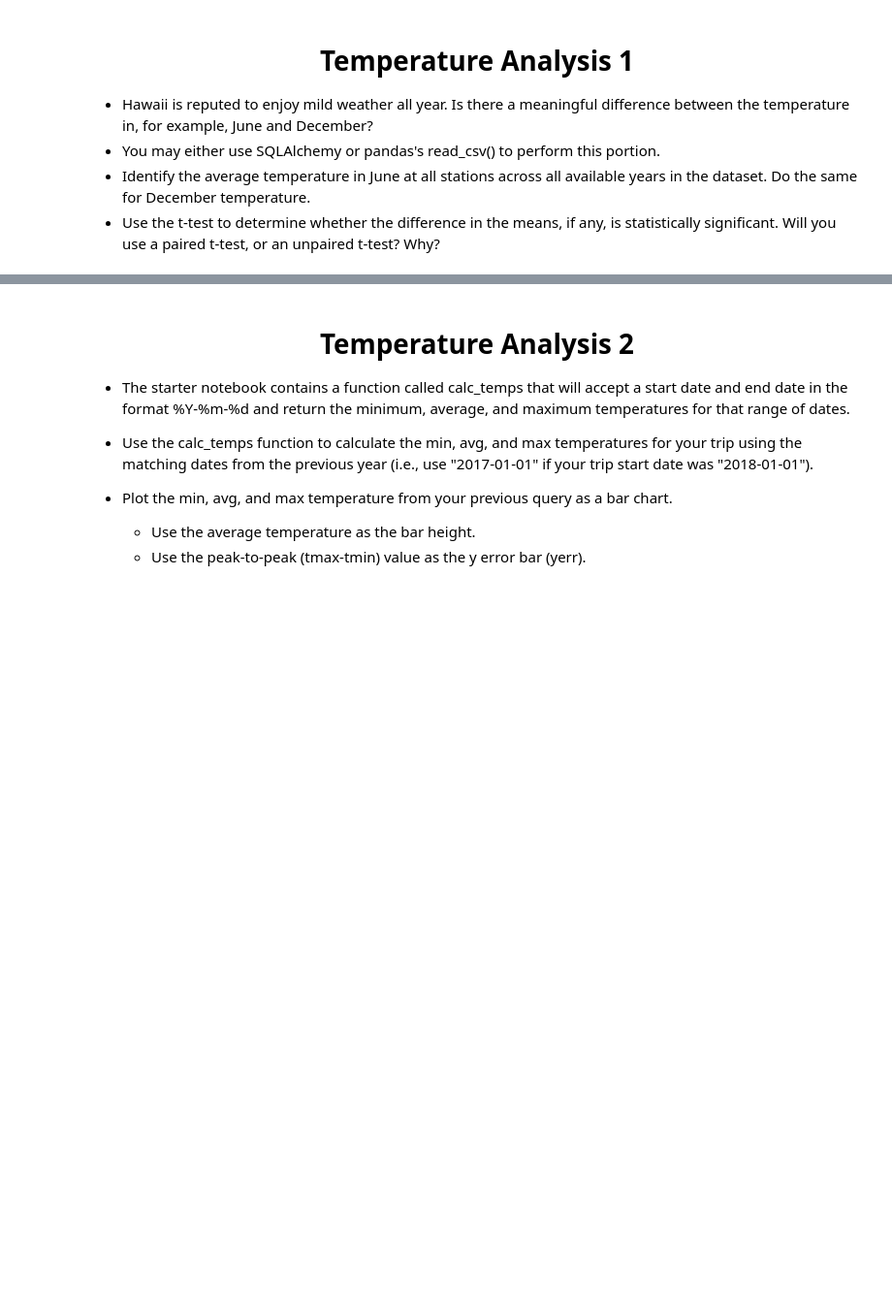
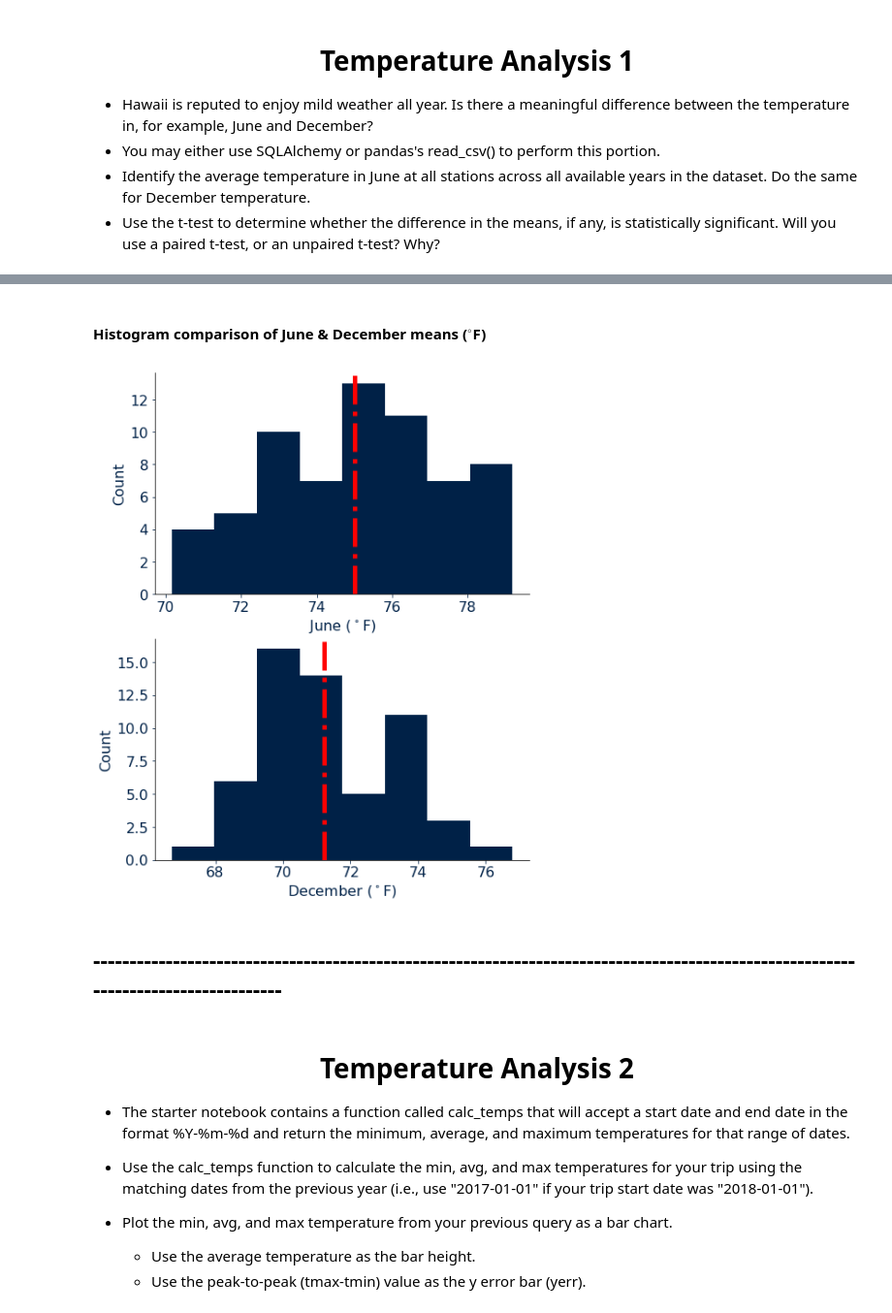
Before and after one commit to TomCallegari/UofT---SCS---Data-Anaytics-Bootcamp, a Jupyter notebook: Week 10 - Advanced Data Storage and Retrieval/Homework/Instructions/ClimatePy.ipynb, the cells around one changed output, grey strips where cells are left out. Shown at 97% size. Saved outputs shown, nothing was run; the diff lists cells and outputs as text; code cells hidden in the pictures; blank space fills up the shorter version.

Commit message:
Finished Adavanced Data Storage and Retrieval homework

```diff
--- a/Week 10 - Advanced Data Storage and Retrieval/Homework/Instructions/ClimatePy.ipynb
+++ b/Week 10 - Advanced Data Storage and Retrieval/Homework/Instructions/ClimatePy.ipynb
@@ -547,3 +566,20 @@ plt.show()
 * You may either use SQLAlchemy or pandas's read_csv() to perform this portion.
 * Identify the average temperature in June at all stations across all available years in the dataset. Do the same for December temperature.
 * Use the t-test to determine whether the difference in the means, if any, is statistically significant. Will you use a paired t-test, or an unpaired t-test? Why?
+# %%
+measurement = pd.read_sql("""SELECT *
+                      FROM measurement;""", conn)
+station = pd.read_sql("""SELECT *
+                         FROM station;""", conn)
+
+data = pd.merge(measurement, station, on = 'station', how = 'left')
+
+data['date'] = pd.to_datetime(data['date'])
+data['year'] = data['date'].dt.year
+data['month'] = data['date'].dt.month
+
+june = data.groupby(['year', 'month', 'station']).agg({'tobs': 'mean'}).reset_index()
+june = june[june['month'] == 6]
+
+december = data.groupby(['year', 'month', 'station']).agg({'tobs': 'mean'}).reset_index()
+december = december[december['month'] == 12]
@@ -550,3 +594,58 @@ plt.show()
+# %% [markdown]
+#### Histogram comparison of June & December means ($^\circ$F)
+# %%
+plt.rcParams.update({'font.size': 16})
+plt.rcParams['axes.axisbelow'] = True
+
+COLOR = '#002147'
+plt.rcParams['text.color'] = COLOR
+plt.rcParams['axes.labelcolor'] = COLOR
+plt.rcParams['xtick.color'] = COLOR
+plt.rcParams['ytick.color'] = COLOR
+plt.rcParams['lines.color'] = COLOR
+plt.rcParams['lines.linewidth'] = 2
+
+fig, (ax1, ax2) = plt.subplots(2, 1, figsize = [7.5, 10])
+
+ax1.hist(
+    june['tobs'],
+    bins = int(round(np.sqrt(len(june['tobs'])), 0)),
+    color = '#002147'
+)
+
+ax2.hist(
+    december['tobs'],
+    bins = int(round(np.sqrt(len(december['tobs'])), 0)),
+    color = '#002147'
+)
+
+ax1.axvline(
+    june['tobs'].mean(),
+    color = 'red',
+    lw = 5,
+    ls = '-.'
+)
+ax1.spines['top'].set_visible(False)
+ax1.spines['right'].set_visible(False)
+ax1.set_xlabel('June ($^\circ$F)')
+ax1.set_ylabel('Count')
+
+ax2.axvline(
+    december['tobs'].mean(),
+    color = 'red',
+    lw = 5,
+    ls = '-.'
+)
+ax2.spines['top'].set_visible(False)
+ax2.spines['right'].set_visible(False)
+ax2.set_xlabel('December ($^\circ$F)')
+ax2.set_ylabel('Count')
+
+plt.show()
+# %% [output]
+[figure, added]
+# %% [markdown]
+## -----------------------------------------------------------------------------------------------------------------------------------
 # %% [markdown]
 <center><h1>Temperature Analysis 2</h1></center>
 
```
Also changed, not shown: parts of 43 cells of this notebook, 3 other files.
